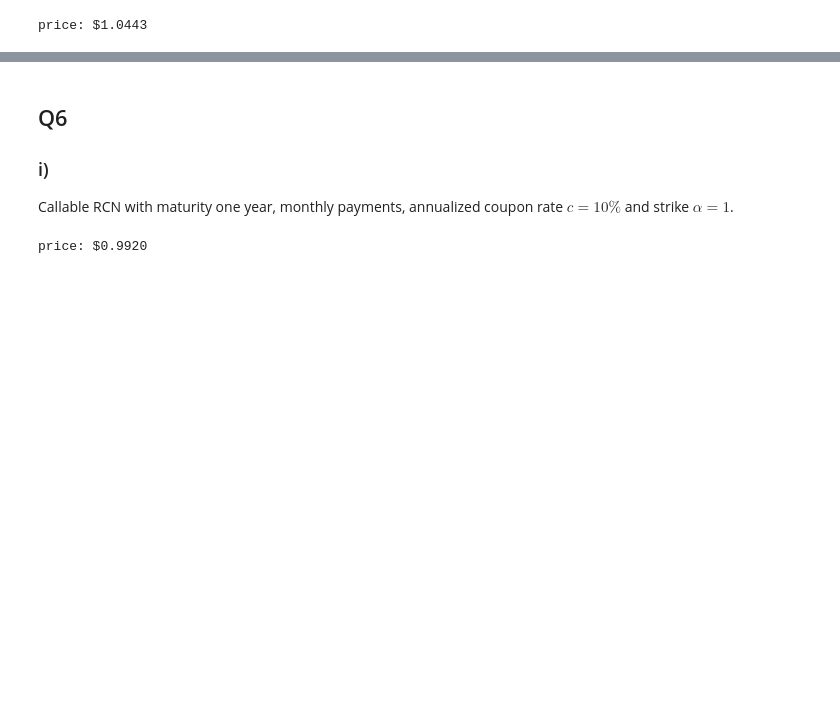
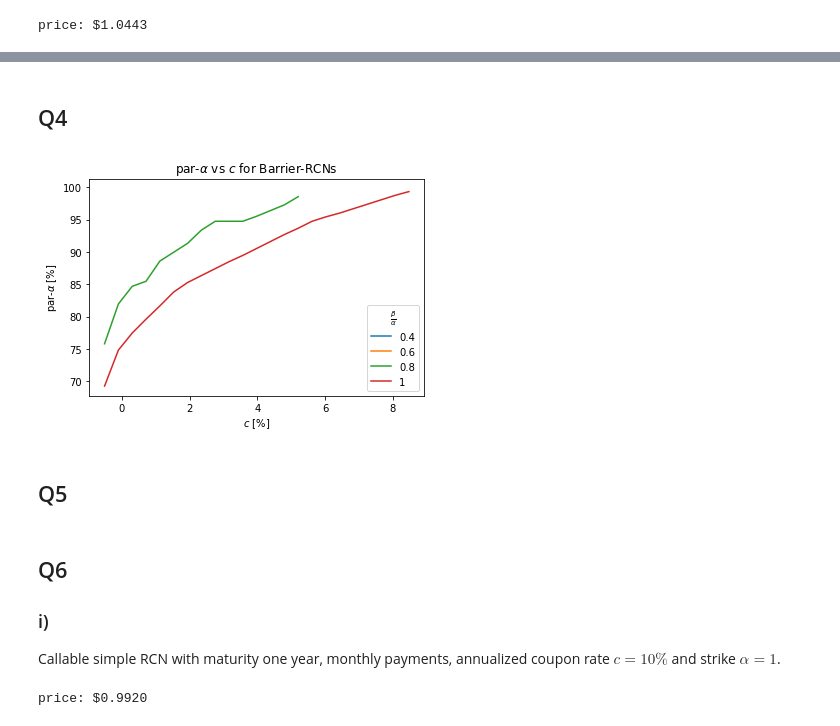
Before and after one commit to dexdx/Derivatives_Project, a Jupyter notebook: analysis_alex.ipynb, the cells around one changed output, grey strips where cells are left out. Saved outputs shown, nothing was run; the diff lists cells and outputs as text; code cells hidden in the pictures; blank space fills up the shorter version.

```diff
--- a/analysis_alex.ipynb
+++ b/analysis_alex.ipynb
@@ -104,0 +159,23 @@ price: $1.0443
+# %% [markdown]
+## Q4
+# %%
+fig, ax = plt.subplots()
+cs = np.linspace(-0.05, 0.15, 50)
+for beta in [0.4, 0.6, 0.8, 1]:
+    par_alphas = []
+    for c in cs:
+        f = lambda alpha: 1 - RCN_binomial(r, Delta, i0, delta, best_U, best_D, 12, annualized_coupon=c, exercise_price=alpha, barrier_level=beta*alpha, _callable=False).price_RCN()
+        par_alpha = binary_search(0., 1., f, 0.001)
+        par_alphas.append(par_alpha)
+    ax.plot(cs*100, np.array(par_alphas)*100, label=beta)
+ax.set(
+    xlabel = r"$c$ [%]",
+    ylabel = r"par-$\alpha$ [%]",
+    title = r"par-$\alpha$ vs $c$ for Barrier-RCNs"
+)
+ax.legend(title = r"$\frac{\beta}{\alpha}$")
+plt.show()
+# %% [output]
+[figure, added]
+# %% [markdown]
+## Q5
@@ -108,7 +200,7 @@ price: $1.0443
 
 ### i)
 
-Callable RCN with maturity one year, monthly payments, annualized coupon rate $c= 10\%$ and strike $\alpha = 1$.
+Callable simple RCN with maturity one year, monthly payments, annualized coupon rate $c= 10\%$ and strike $\alpha = 1$.
 # %%
 print("price: ${:.4f}".format(RCN_binomial(r, Delta, i0, delta, best_U, best_D, 12, annualized_coupon=0.1, exercise_price=1, barrier_level=None, _callable=True).price_RCN()))
 # %% [output]
```
Also changed, not shown: parts of 20 cells of this notebook, 1 other file.
